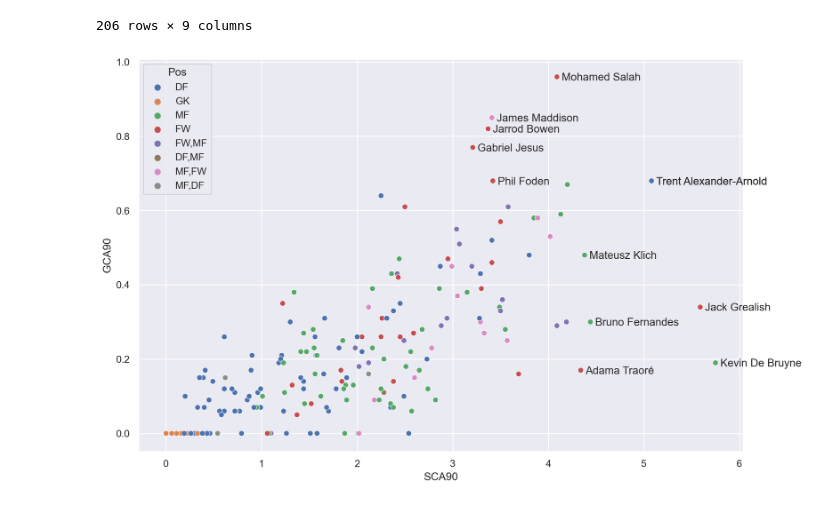
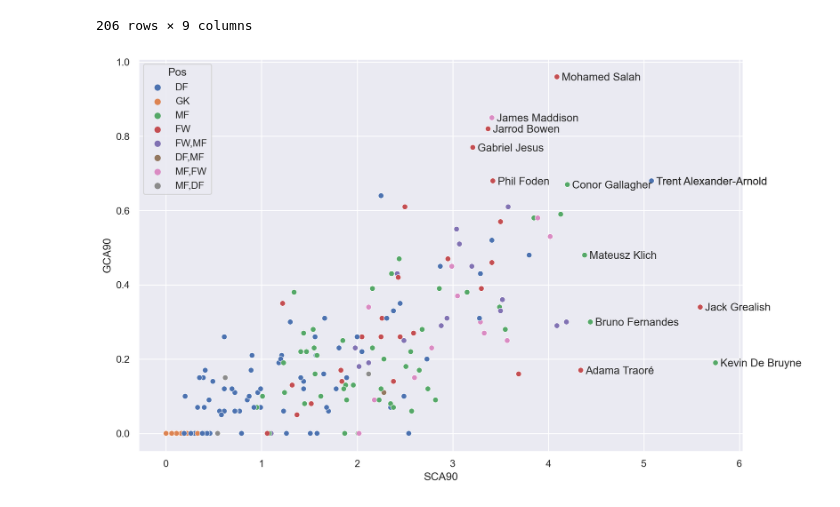
Before and after one commit to ydatay/EPL_Visuals, a Jupyter notebook: EPL_Visual_workbook.ipynb, the cells around one changed output. Drawn from its saved outputs; the diff is of its cells as text; code cells hidden in the pictures.

```diff
--- a/EPL_Visual_workbook.ipynb
+++ b/EPL_Visual_workbook.ipynb
@@ -43,17 +43,17 @@ df.sort_values('GCA90',ascending=False)
 # %%
 fig = plt.figure(figsize=(12,8), dpi=200)
 
 sns.set_theme()
 ax = sns.scatterplot(data=df, x='SCA90',y='GCA90', hue='Pos')
 # fig.legend(loc='upper left', title='Position')
 sns.move_legend(ax, loc='upper left')
 
-top_players = [x for x in df.sort_values('SCA90', ascending=False)['Player'].head(6)]
+top_players = [x for x in df.sort_values('SCA90', ascending=False)['Player'].head(7)]
 top_players = top_players + [x for x in df.sort_values('GCA90', ascending=False)['Player'].head(6)]
 for player in top_players:
     plt.text(x=df['SCA90'][df['Player']==player]+0.05,
              y=df['GCA90'][df['Player']==player]-0.01,
              s=player)
 fig.savefig('shots_creation.png')
 # %% [output]
-[figure, old version]
+[figure, new version]
```
Also changed, not shown: 1 other file.
